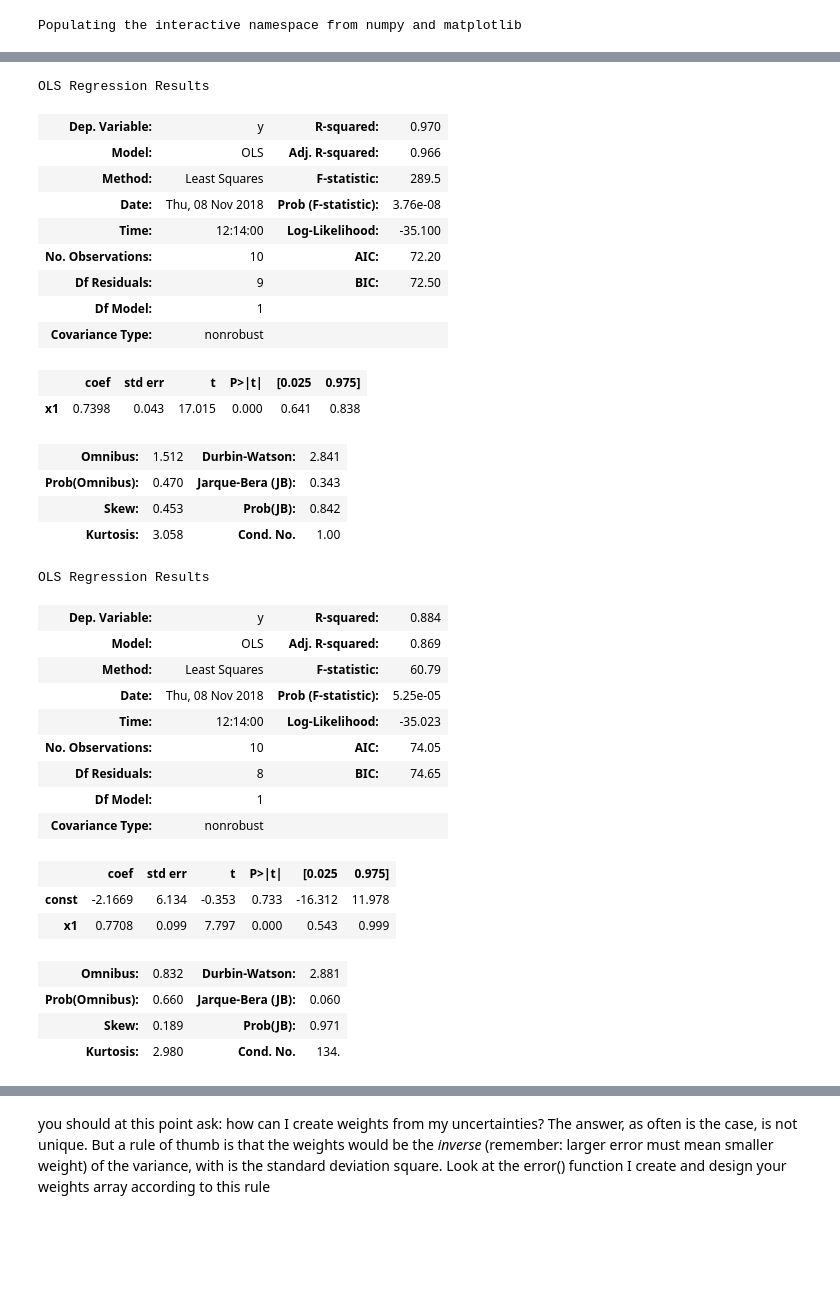
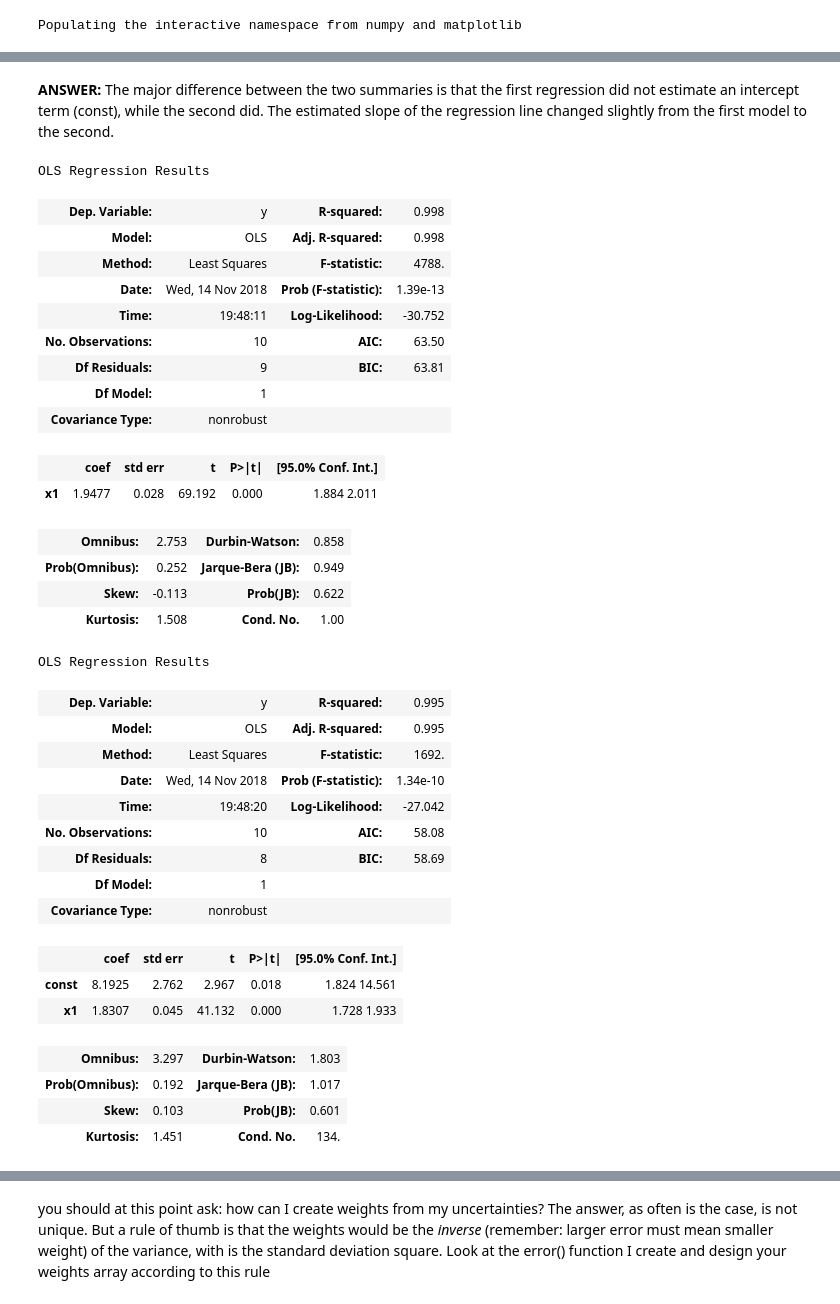
Before and after one commit to AHassler/PUI2018_ah4412, a Jupyter notebook: HW9_ah4412/Assignment2_ah4412.ipynb, the cells around one changed output, grey strips where cells are left out. Cells and saved outputs as stored; diff of their text form; code cells hidden in the pictures; blank space fills up the shorter version.

```diff
--- a/HW9_ah4412/Assignment2_ah4412.ipynb
+++ b/HW9_ah4412/Assignment2_ah4412.ipynb
@@ -49,4 +47,4 @@ array([ 10,  20,  30,  40,  50,  60,  70,  80,  90, 100])
 # %%
+# Set seed and create y
 np.random.seed(123)
-y = line(a=1, x=x)
-y
+y = line(a=2, x=x)
@@ -63,0 +64,6 @@ pl.errorbar(x, y, yerr=errors(x), fmt='.')
+# %%
+# Apply function
+xmat = sm.add_constant(x)
+
+# Print y, x, and results
+print(y, x, xmat, sep='\n')
@@ -70,42 +88,46 @@ print the model summary for each and discuss the differences
+# %% [markdown]
+**ANSWER:** The major difference between the two summaries is that the first regression did not estimate an intercept term (const), while the second did. The estimated slope of the regression line changed slightly from the first model to the second.
 # %%
 #THE WRONG WAY
-smfit = smf.OLS(y, x).fit()
-smfit.summary()
+smfit_w = smf.OLS(y, x).fit()
+smfit_w.summary()
 # %% [output]
 OLS Regression Results
-| Dep. Variable: | y | R-squared: | 0.970 |
-| Model: | OLS | Adj. R-squared: | 0.966 |
-| Method: | Least Squares | F-statistic: | 289.5 |
-| Date: | Thu, 08 Nov 2018 | Prob (F-statistic): | 3.76e-08 |
-| Time: | 12:14:00 | Log-Likelihood: | -35.100 |
-| No. Observations: | 10 | AIC: | 72.20 |
-| Df Residuals: | 9 | BIC: | 72.50 |
+| Dep. Variable: | y | R-squared: | 0.998 |
+| Model: | OLS | Adj. R-squared: | 0.998 |
+| Method: | Least Squares | F-statistic: | 4788. |
+| Date: | Wed, 14 Nov 2018 | Prob (F-statistic): | 1.39e-13 |
+| Time: | 19:48:11 | Log-Likelihood: | -30.752 |
+| No. Observations: | 10 | AIC: | 63.50 |
+| Df Residuals: | 9 | BIC: | 63.81 |
 | Df Model: | 1 |  |  |
 | Covariance Type: | nonrobust |  |  |
-|  | coef | std err | t | P>|t| | [0.025 | 0.975] |
-| x1 | 0.7398 | 0.043 | 17.015 | 0.000 | 0.641 | 0.838 |
+|  | coef | std err | t | P>|t| | [95.0% Conf. Int.] |
+| x1 | 1.9477 | 0.028 | 69.192 | 0.000 | 1.884 2.011 |
-| Omnibus: | 1.512 | Durbin-Watson: | 2.841 |
-| Prob(Omnibus): | 0.470 | Jarque-Bera (JB): | 0.343 |
-| Skew: | 0.453 | Prob(JB): | 0.842 |
-| Kurtosis: | 3.058 | Cond. No. | 1.00 |
+| Omnibus: | 2.753 | Durbin-Watson: | 0.858 |
+| Prob(Omnibus): | 0.252 | Jarque-Bera (JB): | 0.949 |
+| Skew: | -0.113 | Prob(JB): | 0.622 |
+| Kurtosis: | 1.508 | Cond. No. | 1.00 |
 # %%
 #THE RIGHT WAY
+smfit_r = smf.OLS(y, xmat).fit()
+smfit_r.summary()
 # %% [output]
 OLS Regression Results
-| Dep. Variable: | y | R-squared: | 0.884 |
-| Model: | OLS | Adj. R-squared: | 0.869 |
-| Method: | Least Squares | F-statistic: | 60.79 |
-| Date: | Thu, 08 Nov 2018 | Prob (F-statistic): | 5.25e-05 |
-| Time: | 12:14:00 | Log-Likelihood: | -35.023 |
-| No. Observations: | 10 | AIC: | 74.05 |
-| Df Residuals: | 8 | BIC: | 74.65 |
+| Dep. Variable: | y | R-squared: | 0.995 |
+| Model: | OLS | Adj. R-squared: | 0.995 |
+| Method: | Least Squares | F-statistic: | 1692. |
+| Date: | Wed, 14 Nov 2018 | Prob (F-statistic): | 1.34e-10 |
+| Time: | 19:48:20 | Log-Likelihood: | -27.042 |
+| No. Observations: | 10 | AIC: | 58.08 |
+| Df Residuals: | 8 | BIC: | 58.69 |
 | Df Model: | 1 |  |  |
 | Covariance Type: | nonrobust |  |  |
-|  | coef | std err | t | P>|t| | [0.025 | 0.975] |
-| const | -2.1669 | 6.134 | -0.353 | 0.733 | -16.312 | 11.978 |
-| x1 | 0.7708 | 0.099 | 7.797 | 0.000 | 0.543 | 0.999 |
+|  | coef | std err | t | P>|t| | [95.0% Conf. Int.] |
+| const | 8.1925 | 2.762 | 2.967 | 0.018 | 1.824 14.561 |
+| x1 | 1.8307 | 0.045 | 41.132 | 0.000 | 1.728 1.933 |
-| Omnibus: | 0.832 | Durbin-Watson: | 2.881 |
-| Prob(Omnibus): | 0.660 | Jarque-Bera (JB): | 0.060 |
-| Skew: | 0.189 | Prob(JB): | 0.971 |
-| Kurtosis: | 2.980 | Cond. No. | 134. |
+| Omnibus: | 3.297 | Durbin-Watson: | 1.803 |
+| Prob(Omnibus): | 0.192 | Jarque-Bera (JB): | 1.017 |
+| Skew: | 0.103 | Prob(JB): | 0.601 |
+| Kurtosis: | 1.451 | Cond. No. | 134. |
 # %% [markdown]
```
Also changed, not shown: parts of 24 cells of this notebook.
